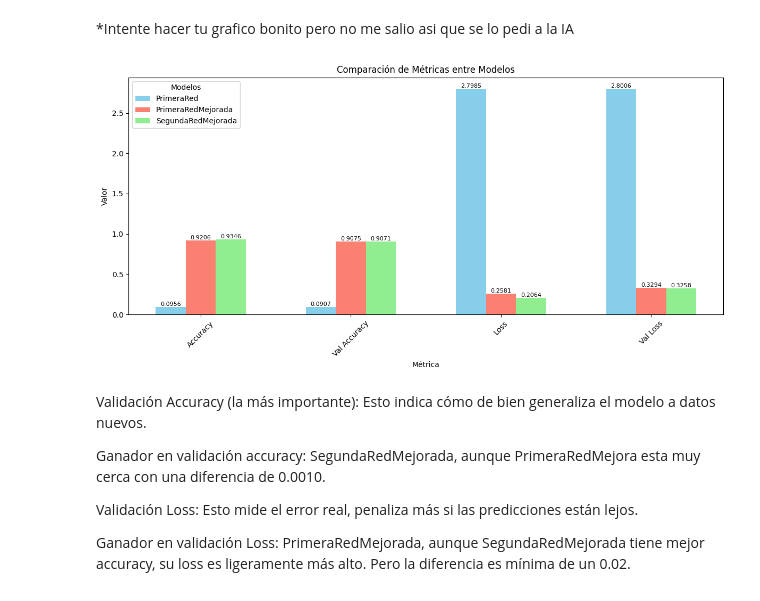
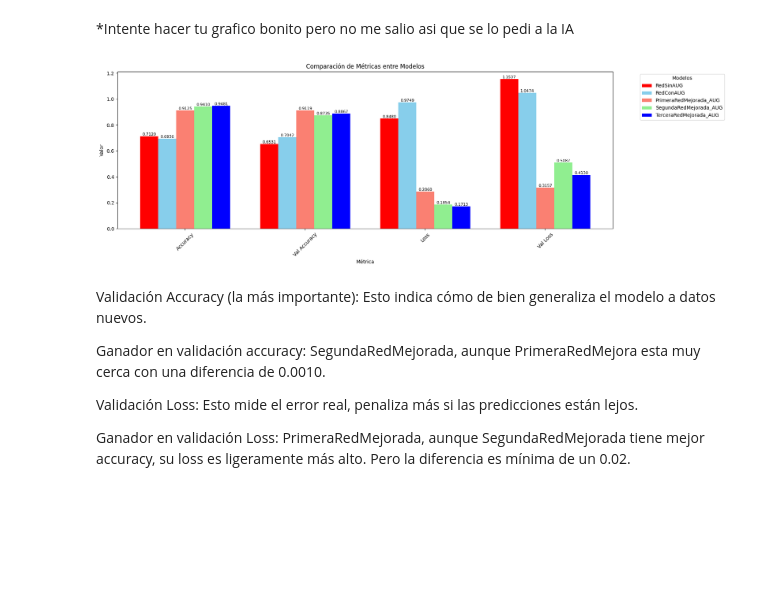
Before and after one commit to Nicolas-Nav/DeepLearning, a Jupyter notebook: DLY0100_Entrega_CNN_Equipo1.ipynb, the cells around one changed output. Saved outputs shown, nothing was run; the diff lists cells and outputs as text; code cells hidden in the pictures; blank space fills up the shorter version.

Commit message:
Actualizacion de modelos, se quitan modelos MLP y se agrega modelos sin data AUG - Hecho por gaby

```diff
--- a/DLY0100_Entrega_CNN_Equipo1.ipynb
+++ b/DLY0100_Entrega_CNN_Equipo1.ipynb
@@ -386,5 +397,9 @@ X, y = X[perm], y[perm]
 # %% [markdown]
 *Agregar que hace el codigo de arriba
+# %%
+# Separa el conjunto de datos de entrenamiento en entrenamiento y validación con 20% con datos sin data augmentation
+
+X_train_noaug, X_val_noaug, y_train_noaug, y_val_noaug = train_test_split(X_noaug, y_noaug, test_size=0.2, random_state=29)
 # %%
 # Separa el conjunto de datos de entrenamiento en entrenamiento y validación con 20%
 X_train, X_val, y_train, y_val = train_test_split(X, y, test_size=0.2, random_state=29)
@@ -906,0 +1135,16 @@ display(f)
+# %%
+np.random.seed(29)
+tf.random.set_seed(29)
+
+red_4_capas.compile(
+    loss='categorical_crossentropy',
+    optimizer='adam',
+    metrics=['accuracy', 'precision', 'recall']
+)
+
+hist_red_4_capas = red_4_capas.fit(
+    X_train, y_train,
+    batch_size=32,
+    epochs=10,
+    validation_data=(X_val,y_val)
+)
@@ -954,57 +1283,63 @@ modelos
 # %% [markdown]
 *Intente hacer tu grafico bonito pero no me salio asi que se lo pedi a la IA
 # %%
-import pandas as pd
-import matplotlib.pyplot as plt
-
-# Extraer las métricas de cada modelo
+m0 = hist_sin_aug.history
 m1 = hist.history
 m2 = hist2.history
 m3 = hist3.history
+m4 = hist_red_4_capas.history
 
 # Nombres de los modelos
-n1 = 'PrimeraRed'
-n2 = 'PrimeraRedMejorada'
-n3 = 'SegundaRedMejorada'
+n0 = 'RedSinAUG'
+n1 = 'RedConAUG'
+n2 = 'PrimeraRedMejorada_AUG'
+n3 = 'SegundaRedMejorada_AUG'
+n4 = 'TerceraRedMejorada_AUG'
 
 # Crear DataFrame de comparación
 comparacion_modelos = pd.DataFrame({
     'Métrica': ['Accuracy', 'Val Accuracy', 'Loss', 'Val Loss'],
+    n0: [m0['accuracy'][-1], m0['val_accuracy'][-1], m0['loss'][-1], m0['val_loss'][-1]],
     n1: [m1['accuracy'][-1], m1['val_accuracy'][-1], m1['loss'][-1], m1['val_loss'][-1]],
     n2: [m2['accuracy'][-1], m2['val_accuracy'][-1], m2['loss'][-1], m2['val_loss'][-1]],
     n3: [m3['accuracy'][-1], m3['val_accuracy'][-1], m3['loss'][-1], m3['val_loss'][-1]],
+    n4: [m4['accuracy'][-1], m4['val_accuracy'][-1], m4['loss'][-1], m4['val_loss'][-1]],
 })
 
 # Configuración del gráfico
-plt.figure(figsize=(12, 6))
-bar_width = 0.2
+plt.figure(figsize=(18, 6))
+bar_width = 0.15
 index = range(len(comparacion_modelos))
 
-# Dibujar las barras para cada modelo
+# Dibujar las barras para cada modelo con posiciones adecuadas
+bars0 = plt.bar([i - 2*bar_width for i in index], comparacion_modelos[n0], bar_width, label=n0, color='red')
 bars1 = plt.bar([i - bar_width for i in index], comparacion_modelos[n1], bar_width, label=n1, color='skyblue')
 bars2 = plt.bar(index, comparacion_modelos[n2], bar_width, label=n2, color='salmon')
 bars3 = plt.bar([i + bar_width for i in index], comparacion_modelos[n3], bar_width, label=n3, color='lightgreen')
+bars4 = plt.bar([i + 2*bar_width for i in index], comparacion_modelos[n4], bar_width, label=n4, color='blue')
 
 # Añadir etiquetas encima de cada barra
 def add_labels(bars):
     for bar in bars:
         height = bar.get_height()
         plt.text(bar.get_x() + bar.get_width() / 2, height, f'{height:.4f}', ha='center', va='bottom', fontsize=8)
 
+add_labels(bars0)
 add_labels(bars1)
 add_labels(bars2)
 add_labels(bars3)
+add_labels(bars4)
 
 # Etiquetas y título
 plt.xlabel('Métrica')
 plt.ylabel('Valor')
 plt.title('Comparación de Métricas entre Modelos')
 plt.xticks(index, comparacion_modelos['Métrica'], rotation=45)
-plt.legend(title='Modelos')
+plt.legend(title='Modelos', bbox_to_anchor=(1.05, 1), loc='upper left')
 plt.tight_layout()
 plt.show()
 # %% [output]
-[figure, old version]
+[figure, new version]
 # %% [markdown]
 Validación Accuracy (la más importante): Esto indica cómo de bien generaliza el modelo a datos nuevos.
 
```
Also changed, not shown: parts of 38 cells of this notebook.
